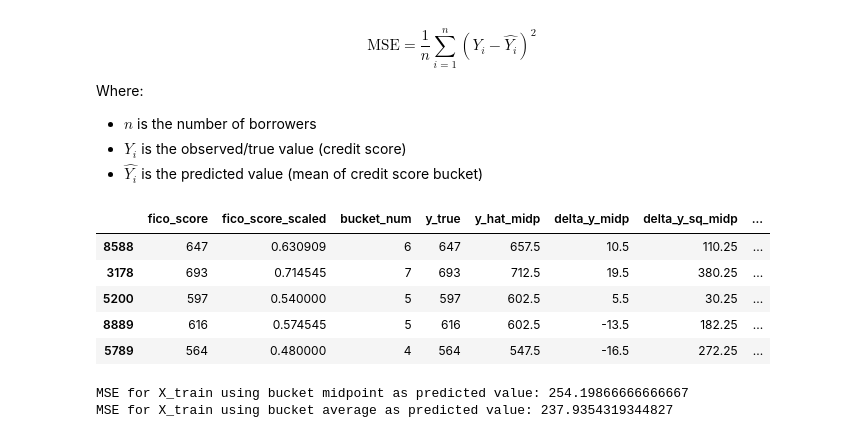
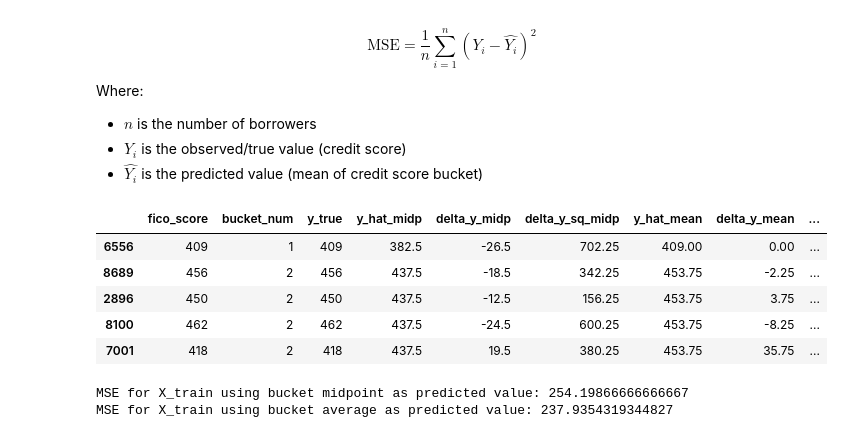
Before and after one commit to rockett-m/JPMC-Quant-Research, a Jupyter notebook: TaskFour/TaskFour_FicoScoreQuantization.ipynb, the cells around one changed output. Saved outputs shown, nothing was run; the diff lists cells and outputs as text; code cells hidden in the pictures.

Commit message:
feat: used quantization and log-likelihood on fico scores to see default risk

```diff
--- a/TaskFour/TaskFour_FicoScoreQuantization.ipynb
+++ b/TaskFour/TaskFour_FicoScoreQuantization.ipynb
@@ -76,58 +81,66 @@ Where:
 # %%
 NUM_BUCKETS = 10
 
+min_score, max_score = 300, 850
 range_fico = max_score - min_score
 bucket_size = range_fico // NUM_BUCKETS
 bucket_size_mid = bucket_size / 2
 
 # Y hat can be average of scores in bucket or midpoint of bucket range
+# we don't see any scores in bucket 0 because our min score is 409 and 300-354 is below that
+# 355-409 (bucket #1) caputures the min score in our training data
 X_train_60pct['bucket_num'] = ((X_train_60pct['fico_score'] - min_score) // bucket_size).astype(int)
-X_val_20pct['bucket_num'] = ((X_val_20pct['fico_score'] - min_score) // bucket_size).astype(int)
-X_test_20pct['bucket_num'] = ((X_test_20pct['fico_score'] - min_score) // bucket_size).astype(int)
+X_val_20pct['bucket_num'] =   ((X_val_20pct['fico_score'] - min_score) // bucket_size).astype(int)
+X_test_20pct['bucket_num'] =  ((X_test_20pct['fico_score'] - min_score) // bucket_size).astype(int)
 
-# Handle the edge case where FICO score is exactly max_score (850)
+# Handle the edge case where FICO score is exactly max_score (850) (put in highest bucket)
 X_train_60pct.loc[X_train_60pct['fico_score'] == max_score, 'bucket_num'] = NUM_BUCKETS - 1
-X_val_20pct.loc[X_val_20pct['fico_score'] == max_score, 'bucket_num'] = NUM_BUCKETS - 1
-X_test_20pct.loc[X_test_20pct['fico_score'] == max_score, 'bucket_num'] = NUM_BUCKETS - 1
+X_val_20pct.loc[X_val_20pct['fico_score'] ==     max_score, 'bucket_num'] = NUM_BUCKETS - 1
+X_test_20pct.loc[X_test_20pct['fico_score'] ==   max_score, 'bucket_num'] = NUM_BUCKETS - 1
 
 # we don't need this twice, but easier when next to other vars
 X_train_60pct['y_true'] = X_train_60pct['fico_score']
-X_val_20pct['y_true'] = X_val_20pct['fico_score']
-X_test_20pct['y_true'] = X_test_20pct['fico_score']
+X_val_20pct['y_true'] =   X_val_20pct['fico_score']
+X_test_20pct['y_true'] =  X_test_20pct['fico_score']
 
 X_train_60pct['y_hat_midp'] = X_train_60pct['bucket_num'] * bucket_size + bucket_size_mid + min_score
-X_val_20pct['y_hat_midp'] = X_val_20pct['bucket_num'] * bucket_size + bucket_size_mid + min_score
-X_test_20pct['y_hat_midp'] = X_test_20pct['bucket_num'] * bucket_size + bucket_size_mid + min_score
+X_val_20pct['y_hat_midp'] =   X_val_20pct['bucket_num'] * bucket_size + bucket_size_mid + min_score
+X_test_20pct['y_hat_midp'] =  X_test_20pct['bucket_num'] * bucket_size + bucket_size_mid + min_score
 
-X_train_60pct['delta_y_midp'] = X_train_60pct['y_hat_midp'] - X_train_60pct['fico_score']
-X_val_20pct['delta_y_midp'] = X_val_20pct['y_hat_midp'] - X_val_20pct['fico_score'] + min_score
-X_test_20pct['delta_y_midp'] = X_test_20pct['y_hat_midp'] - X_test_20pct['fico_score'] + min_score
+X_train_60pct['delta_y_midp'] = X_train_60pct['y_hat_midp'] - X_train_60pct['y_true']
+X_val_20pct['delta_y_midp'] =   X_val_20pct['y_hat_midp'] - X_train_60pct['y_true']
+X_test_20pct['delta_y_midp'] =  X_test_20pct['y_hat_midp'] - X_train_60pct['y_true']
 
 X_train_60pct['delta_y_sq_midp'] = X_train_60pct['delta_y_midp'] ** 2
-X_val_20pct['delta_y_sq_midp'] = X_val_20pct['delta_y_midp'] ** 2
-X_test_20pct['delta_y_sq_midp'] = X_test_20pct['delta_y_midp'] ** 2
+X_val_20pct['delta_y_sq_midp'] =   X_val_20pct['delta_y_midp'] ** 2
+X_test_20pct['delta_y_sq_midp'] =  X_test_20pct['delta_y_midp'] ** 2
 
 # what is the mean fico score for all scores in that bucket? and update all the rows accordingly
 X_train_60pct['y_hat_mean'] = X_train_60pct.groupby('bucket_num')['fico_score'].transform('mean')
-X_val_20pct['y_hat_mean'] = X_val_20pct.groupby('bucket_num')['fico_score'].transform('mean')
-X_test_20pct['y_hat_mean'] = X_test_20pct.groupby('bucket_num')['fico_score'].transform('mean')
+X_val_20pct['y_hat_mean'] =   X_val_20pct.groupby('bucket_num')['fico_score'].transform('mean')
+X_test_20pct['y_hat_mean'] =  X_test_20pct.groupby('bucket_num')['fico_score'].transform('mean')
 
 X_train_60pct['delta_y_mean'] = X_train_60pct['y_hat_mean'] - X_train_60pct['fico_score']
-X_val_20pct['delta_y_mean'] = X_val_20pct['y_hat_mean'] - X_val_20pct['fico_score']
-X_test_20pct['delta_y_mean'] = X_test_20pct['y_hat_mean'] - X_test_20pct['fico_score']
+X_val_20pct['delta_y_mean'] =   X_val_20pct['y_hat_mean'] - X_val_20pct['fico_score']
+X_test_20pct['delta_y_mean'] =  X_test_20pct['y_hat_mean'] - X_test_20pct['fico_score']
 
 X_train_60pct['delta_y_sq_mean'] = X_train_60pct['delta_y_mean'] ** 2
-X_val_20pct['delta_y_sq_mean'] = X_val_20pct['delta_y_mean'] ** 2
-X_test_20pct['delta_y_sq_mean'] = X_test_20pct['delta_y_mean'] ** 2
+X_val_20pct['delta_y_sq_mean'] =   X_val_20pct['delta_y_mean'] ** 2
+X_test_20pct['delta_y_sq_mean'] =  X_test_20pct['delta_y_mean'] ** 2
+
+# sort by bucket num ascending
+X_train_60pct = X_train_60pct.sort_values(by='bucket_num')
+X_val_20pct =   X_val_20pct.sort_values(by='bucket_num')
+X_test_20pct =  X_test_20pct.sort_values(by='bucket_num')
 
 X_train_60pct.head(5)
 # %% [output]
-|  | fico_score | fico_score_scaled | bucket_num | y_true | y_hat_midp | delta_y_midp | delta_y_sq_midp | ... |
-| 8588 | 647 | 0.630909 | 6 | 647 | 657.5 | 10.5 | 110.25 | ... |
-| 3178 | 693 | 0.714545 | 7 | 693 | 712.5 | 19.5 | 380.25 | ... |
-| 5200 | 597 | 0.540000 | 5 | 597 | 602.5 | 5.5 | 30.25 | ... |
-| 8889 | 616 | 0.574545 | 5 | 616 | 602.5 | -13.5 | 182.25 | ... |
-| 5789 | 564 | 0.480000 | 4 | 564 | 547.5 | -16.5 | 272.25 | ... |
+|  | fico_score | bucket_num | y_true | y_hat_midp | delta_y_midp | delta_y_sq_midp | y_hat_mean | delta_y_mean | ... |
+| 6556 | 409 | 1 | 409 | 382.5 | -26.5 | 702.25 | 409.00 | 0.00 | ... |
+| 8689 | 456 | 2 | 456 | 437.5 | -18.5 | 342.25 | 453.75 | -2.25 | ... |
+| 2896 | 450 | 2 | 450 | 437.5 | -12.5 | 156.25 | 453.75 | 3.75 | ... |
+| 8100 | 462 | 2 | 462 | 437.5 | -24.5 | 600.25 | 453.75 | -8.25 | ... |
+| 7001 | 418 | 2 | 418 | 437.5 | 19.5 | 380.25 | 453.75 | 35.75 | ... |
 # %%
 MSE_X_train_60pct_midp = mse(X_train_60pct['y_true'], X_train_60pct['y_hat_midp'])
 print(f"MSE for X_train using bucket midpoint as predicted value: {MSE_X_train_60pct_midp}")
```
Also changed, not shown: parts of 16 cells of this notebook.
